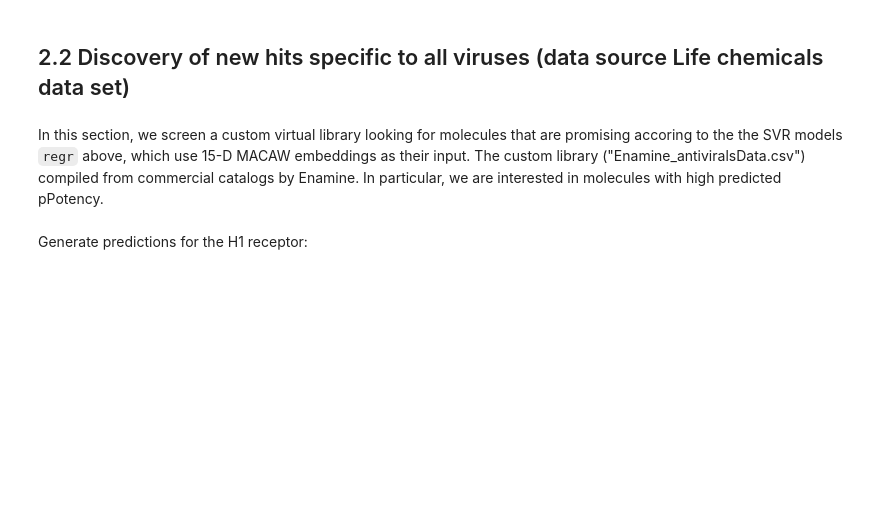
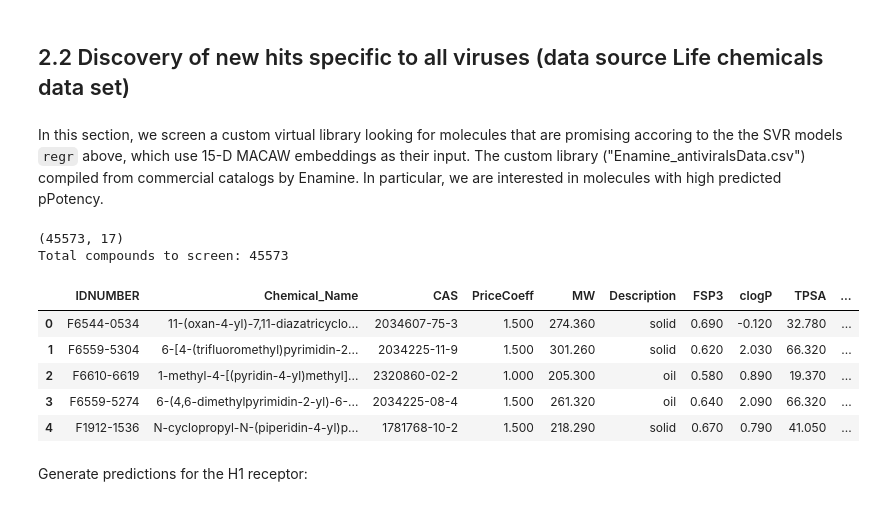
Before and after one commit to soumyadeepghosh35/DTRA_DrugDesign, a Jupyter notebook: PubchemData/Step3_MACAW_virus-Ebola-allStrains.ipynb, the cells around one changed output. Saved outputs shown, nothing was run; the diff lists cells and outputs as text; code cells hidden in the pictures; blank space fills up the shorter version.

```diff
--- a/PubchemData/Step3_MACAW_virus-Ebola-allStrains.ipynb
+++ b/PubchemData/Step3_MACAW_virus-Ebola-allStrains.ipynb
@@ -898,22 +917,31 @@ display(img)
 In this section, we screen a custom virtual library looking for molecules that are promising accoring to the the SVR models `regr` above, which use 15-D MACAW embeddings as their input. The custom library ("Enamine_antiviralsData.csv") compiled from commercial catalogs by Enamine. In particular, we are interested in molecules with high predicted pPotency.
 # %%
 # Read all molecules from SDF
-supplier = Chem.SDMolSupplier(dataDir + "LC_Merged_Antiviral_Screening_Superset.sdf")
+supplier = Chem.SDMolSupplier(dataDir + "LifeChemicals/LC_Merged_Antiviral_Screening_Superset.sdf")
 mols = [mol for mol in supplier if mol is not None]
 
 # Extract properties into DataFrame
 records = []
 for mol in mols:
     props = mol.GetPropsAsDict()
     props["SMILES"] = Chem.MolToSmiles(mol)
     records.append(props)
 
 LCAntiviralsData_superset = pd.DataFrame(records)
 
 print(LCAntiviralsData_superset.shape)
 smi_lib = LCAntiviralsData_superset.SMILES
 print(f"Total compounds to screen: {len(smi_lib)}")
 LCAntiviralsData_superset.head()
+# %% [output]
+(45573, 17)
+Total compounds to screen: 45573
+|  | IDNUMBER | Chemical_Name | CAS | PriceCoeff | MW | Description | FSP3 | clogP | TPSA | ... |
+| 0 | F6544-0534 | 11-(oxan-4-yl)-7,11-diazatricyclo... | 2034607-75-3 | 1.500 | 274.360 | solid | 0.690 | -0.120 | 32.780 | ... |
+| 1 | F6559-5304 | 6-[4-(trifluoromethyl)pyrimidin-2... | 2034225-11-9 | 1.500 | 301.260 | solid | 0.620 | 2.030 | 66.320 | ... |
+| 2 | F6610-6619 | 1-methyl-4-[(pyridin-4-yl)methyl]... | 2320860-02-2 | 1.000 | 205.300 | oil | 0.580 | 0.890 | 19.370 | ... |
+| 3 | F6559-5274 | 6-(4,6-dimethylpyrimidin-2-yl)-6-... | 2034225-08-4 | 1.500 | 261.320 | oil | 0.640 | 2.090 | 66.320 | ... |
+| 4 | F1912-1536 | N-cyclopropyl-N-(piperidin-4-yl)p... | 1781768-10-2 | 1.500 | 218.290 | solid | 0.670 | 0.790 | 41.050 | ... |
 # %% [markdown]
 Generate predictions for the H1 receptor:
 # %%
```
Also changed, not shown: parts of 19 cells of this notebook.
